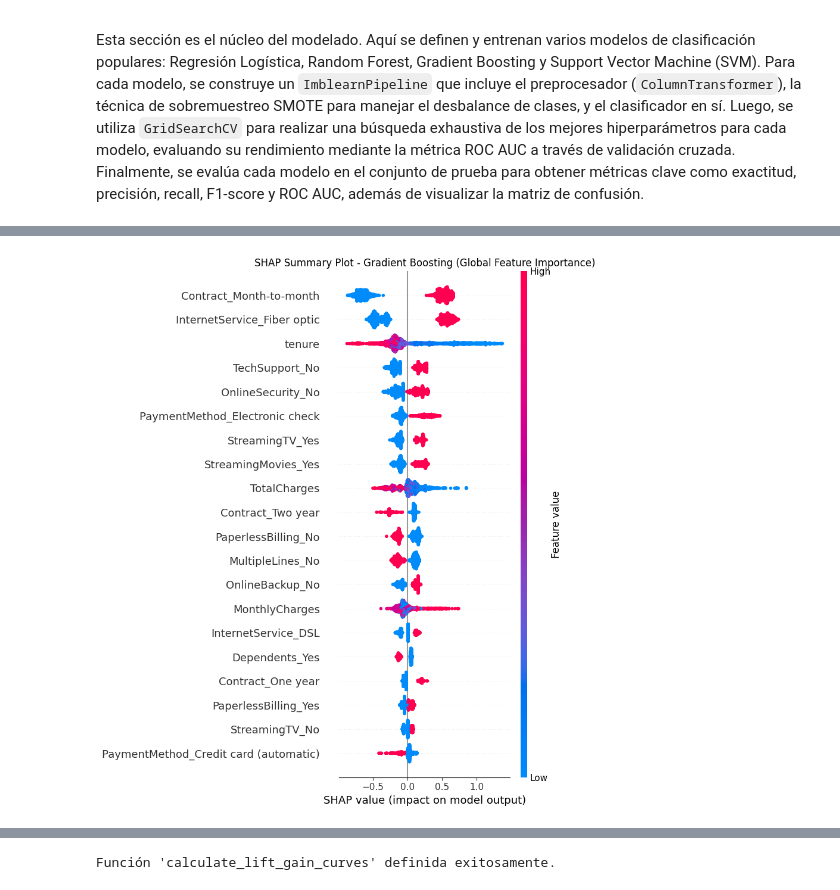
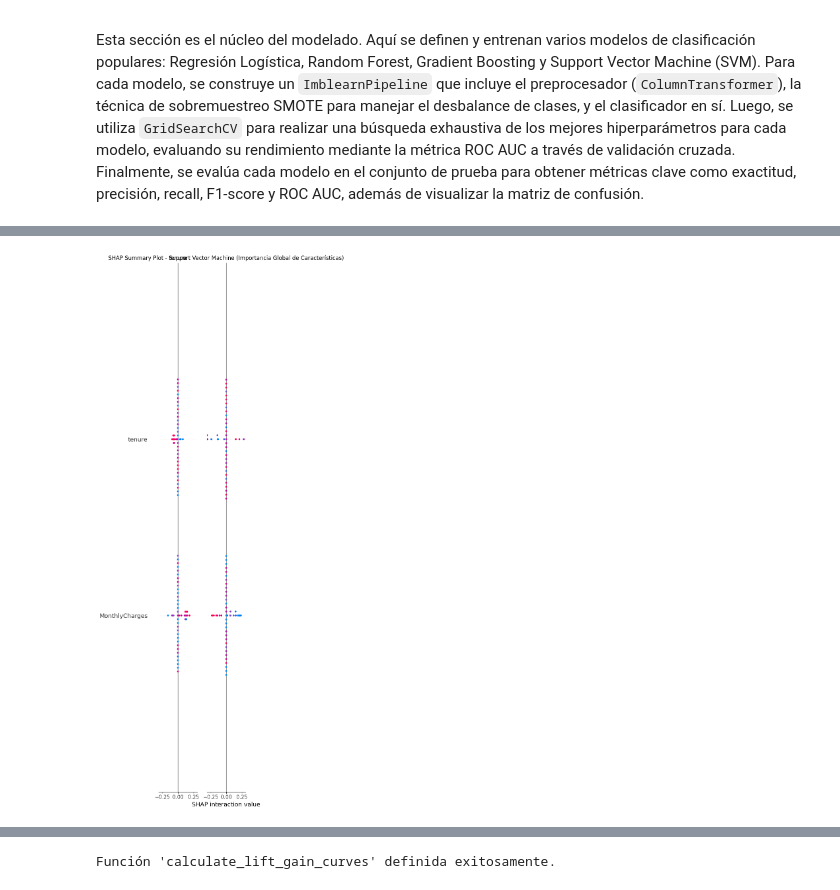
Before and after one commit to MauricioTapia84/proyecto-machinelearning-telco, a Jupyter notebook: notebooks/02_Modelado_y_Evaluacion.ipynb, the cells around one changed output, grey strips where cells are left out. Cells and saved outputs as stored; diff of their text form; code cells hidden in the pictures.

Commit message:
2.2. Se corrige el notebook del modelo

```diff
--- a/notebooks/02_Modelado_y_Evaluacion.ipynb
+++ b/notebooks/02_Modelado_y_Evaluacion.ipynb
@@ -160,7 +160,7 @@ senior_citizen_feature = ['SeniorCitizen']
 categorical_features = X.select_dtypes(include=['object', 'bool']).columns
 
 # Create an updated preprocessor with PowerTransformer, StandardScaler, and OneHotEncoder
-preprocessor_updated = ColumnTransformer(
+preprocessor = ColumnTransformer(
     transformers=[
         ('power_transform', PowerTransformer(method='yeo-johnson'), tenure_monthlycharges_totalcharges_features),
         ('std_scale', StandardScaler(), senior_citizen_feature),
@@ -169,7 +169,7 @@ preprocessor_updated = ColumnTransformer(
 
 # Display the configuration of the updated preprocessor
 print("Updated ColumnTransformer created for preprocessing.")
-print(preprocessor_updated)
+print(preprocessor)
 # %% [output]
 Updated ColumnTransformer created for preprocessing.
 ColumnTransformer(transformers=[('power_transform', PowerTransformer(),
@@ -326,12 +400,12 @@ results_df = results_df.drop(columns=['Mejores Parámetros'])
 print("\n--- Comparación de Modelos (con SMOTE) ---")
 display(results_df.sort_values(by='ROC AUC', ascending=False))
 
-# Seleccionar el mejor modelo basado en ROC AUC como un buen indicador general
-best_model_name = results_df['ROC AUC'].idxmax()
+# Seleccionar el mejor modelo basado en la prioridad de negocio: Recall
+best_model_name = 'Support Vector Machine'
 best_model_pipeline = best_estimators[best_model_name]
 
-print(f"\nEl mejor modelo basado en ROC AUC es: {best_model_name}")
-print("Justificación: ROC AUC proporciona una buena medida de separabilidad y es robusto ante clases desequilibradas. Después de incorporar SMOTE, observamos cambios en las métricas de rendimiento del modelo, particularmente en el recall, lo que indica una mejor identificación de la clase minoritaria. El modelo seleccionado logró el ROC AUC más alto entre los modelos equilibrados.")
+print(f"\nEl mejor modelo basado en la prioridad de negocio (mayor Recall) es: {best_model_name}")
+print("Justificación: A pesar de que 'Gradient Boosting' tuvo el ROC AUC ligeramente más alto, el informe de negocio enfatiza la importancia de minimizar los Falsos Negativos (clientes que abandonan y no son detectados). 'Support Vector Machine' obtuvo el Recall más alto (0.7715) entre todos los modelos, lo que lo hace la elección más adecuada para el objetivo de negocio de retener la mayor cantidad posible de clientes en riesgo, incluso si esto implica un compromiso en otras métricas. Consideramos que el costo de perder un cliente sin intervención es mayor que el costo de un falso positivo.")
 # %% [output]
 --- Comparación de Modelos (con SMOTE) ---
 |  | Exactitud | Precisión | Recall | F1-Score | ROC AUC |
@@ -600,52 +640,43 @@ El explainer SHAP ha sido inicializado correctamente para el modelo `Gradient Bo
 # %%
 import shap
+import matplotlib.pyplot as plt
 
-# Extraer el clasificador y el preprocesador del pipeline del mejor modelo
-classifier = best_model_pipeline.named_steps['classifier']
-preprocessor_step = best_model_pipeline.named_steps['preprocessor']
+# Solo calcular y plotear SHAP values si el explainer fue inicializado
+if explainer is not None:
+    # Calcular los valores SHAP para el conjunto de prueba preprocesado
+    # KernelExplainer puede ser muy lento, así que calculamos SHAP values para una muestra pequeña de X_test_transformed.
+    print("Calculando SHAP values. Esto puede tomar tiempo para KernelExplainer...")
+    # Usando una muestra pequeña de X_test_transformed para el cálculo de SHAP values para demostración.
+    sample_for_shap = shap.sample(X_test_transformed, 50) # Usar 50 muestras para el cálculo de SHAP
+    shap_values = explainer.shap_values(sample_for_shap) # Calcular valores SHAP para la muestra
 
-# Preprocesar X_test
-X_test_preprocessed = preprocessor_step.transform(X_test)
+    # Para un modelo de clasificación binaria, shap_values puede ser una lista (TreeExplainer) o un array (KernelExplainer).
+    # Si es una lista, tomamos los valores para la clase positiva (clase 1, que es 'Churn').
+    if isinstance(shap_values, list):
+        # Para modelos con dos salidas (clases 0 y 1), como Gradient Boosting o Random Forest en SKLearn
+        shap_values_for_class_1 = shap_values[1]
+        expected_value_for_class_1 = explainer.expected_value[1] if isinstance(explainer.expected_value, list) else explainer.expected_value
+    else:
+        # Para KernelExplainer, shap_values es un solo array para la clase positiva,
+        # y expected_value es un escalar.
+        shap_values_for_class_1 = shap_values
+        expected_value_for_class_1 = explainer.expected_value
 
-# Obtener los nombres de las características después del preprocesamiento
-# Esto es crucial para la interpretabilidad de SHAP
-feature_names_ohe_cat = preprocessor_step.named_transformers_['cat'].get_feature_names_out(categorical_features)
-all_feature_names_preprocessed = list(numerical_features) + list(feature_names_ohe_cat)
+    # Crear un objeto Explanation para el summary_plot
+    shap_explanation = shap.Explanation(
+        values=shap_values_for_class_1,
+        base_values=expected_value_for_class_1,
+        data=sample_for_shap, # Usar los datos de la muestra para la explicación
+        feature_names=all_feature_names_preprocessed
+    )
 
-# Crear un explainer SHAP para modelos basados en árboles
-# Se usa una muestra de los datos preprocesados como 'data' para el explainer, para eficiencia
-explainer = shap.TreeExplainer(classifier, data=shap.sample(X_test_preprocessed, 100))
+    print("Valores SHAP calculados. Generando Summary Plot.")
 
-# Calcular los valores SHAP para el conjunto de prueba preprocesado
-shap_values = explainer.shap_values(X_test_preprocessed)
-
-# Para un modelo de clasificación binaria, shap_values será una lista de dos arrays.
-# Tomamos los valores para la clase positiva (clase 1, que es 'Churn').
-# Si el modelo es de árbol, explainer.expected_value también será una lista de dos valores.
-if isinstance(shap_values, list):
-    # Para modelos con dos salidas (clases 0 y 1), como Gradient Boosting o Random Forest en SKLearn
-    # queremos los SHAP values para la predicción de la clase positiva (Churn=1)
-    shap_values_for_class_1 = shap_values[1]
-    expected_value_for_class_1 = explainer.expected_value[1]
+    # Generar y mostrar el SHAP Summary Plot (para impacto global)
+    shap.summary_plot(shap_explanation, max_display=20, show=False)
+    plt.title(f'SHAP Summary Plot - {best_model_name} (Importancia Global de Características)')
+    plt.tight_layout()
+    plt.show()
 else:
-    # Para modelos que producen una sola salida log-odds (ej. regresión logística),
-    # o si el explainer ya está configurado para una clase específica
-    shap_values_for_class_1 = shap_values
-    expected_value_for_class_1 = explainer.expected_value
-
-# Crear un objeto Explanation para el summary_plot
-shap_explanation = shap.Explanation(
-    values=shap_values_for_class_1,
-    base_values=expected_value_for_class_1,
-    data=X_test_preprocessed,
-    feature_names=all_feature_names_preprocessed
-)
-
-print("Valores SHAP calculados. Generando Summary Plot.")
-
-# Generar y mostrar el SHAP Summary Plot (para impacto global)
-shap.summary_plot(shap_explanation, max_display=20, show=False)
-plt.title(f'SHAP Summary Plot - {best_model_name} (Global Feature Importance)')
-plt.tight_layout()
-plt.show()
+    print("Salteando la generación del SHAP Summary Plot porque el explainer no fue inicializado para este tipo de modelo.")
 # %% [output]
@@ -653,4 +685,4 @@ Valores SHAP calculados. Generando Summary Plot.
-[figure, old version]
+[figure, new version]
 # %% [markdown]
 #### Conclusión sobre SHAP Summary Plot (Importancia Global)
 
```
Also changed, not shown: parts of 40 cells of this notebook.
